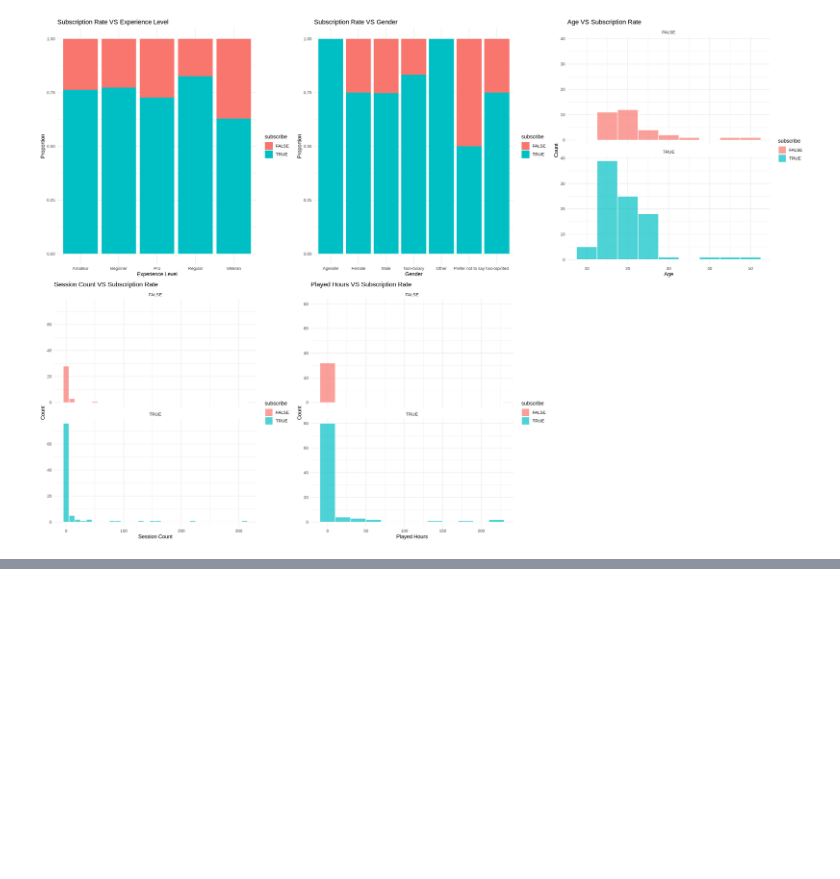
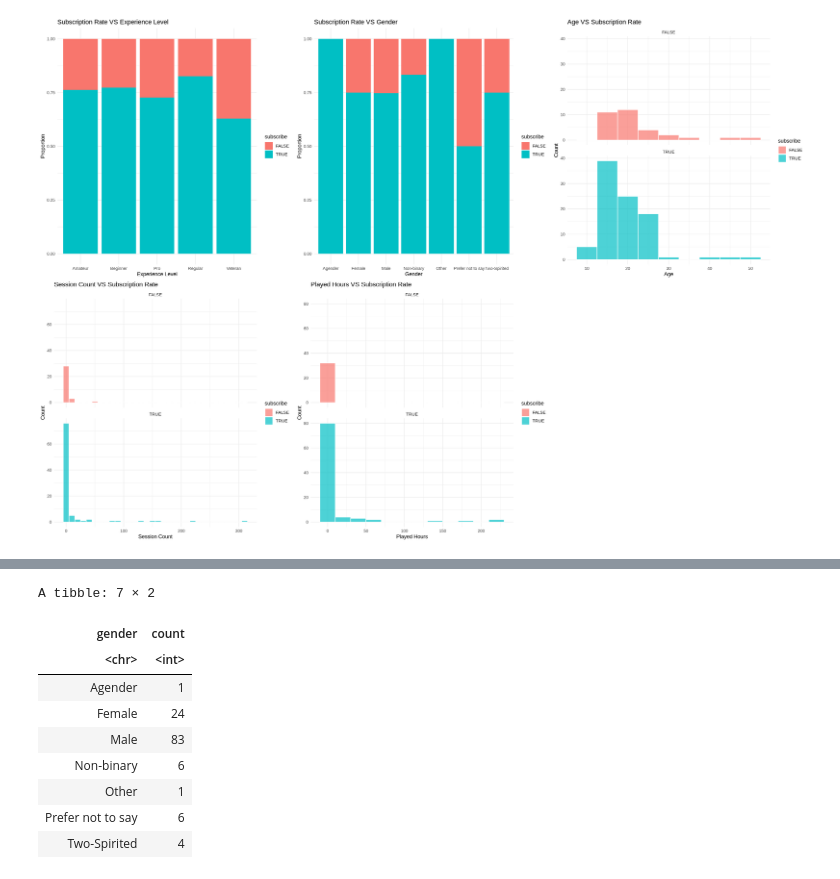
Before and after one commit to ISUBC/dsci100_project, a Jupyter notebook: project_report.ipynb, the cells around one changed output, grey strips where cells are left out. Cells and saved outputs as stored; diff of their text form; code cells hidden in the pictures; blank space fills up the shorter version.

```diff
--- a/project_report.ipynb
+++ b/project_report.ipynb
@@ -173,0 +180,16 @@ Warning message:
+# %%
+gender_count <- final_data |>
+    group_by(gender) |>
+    summarize(count = n())
+gender_count
+# %% [output]
+A tibble: 7 × 2
+| gender | count |
+| <chr> | <int> |
+| Agender | 1 |
+| Female | 24 |
+| Male | 83 |
+| Non-binary | 6 |
+| Other | 1 |
+| Prefer not to say | 6 |
+| Two-Spirited | 4 |
```
Also changed, not shown: parts of 9 cells of this notebook.
